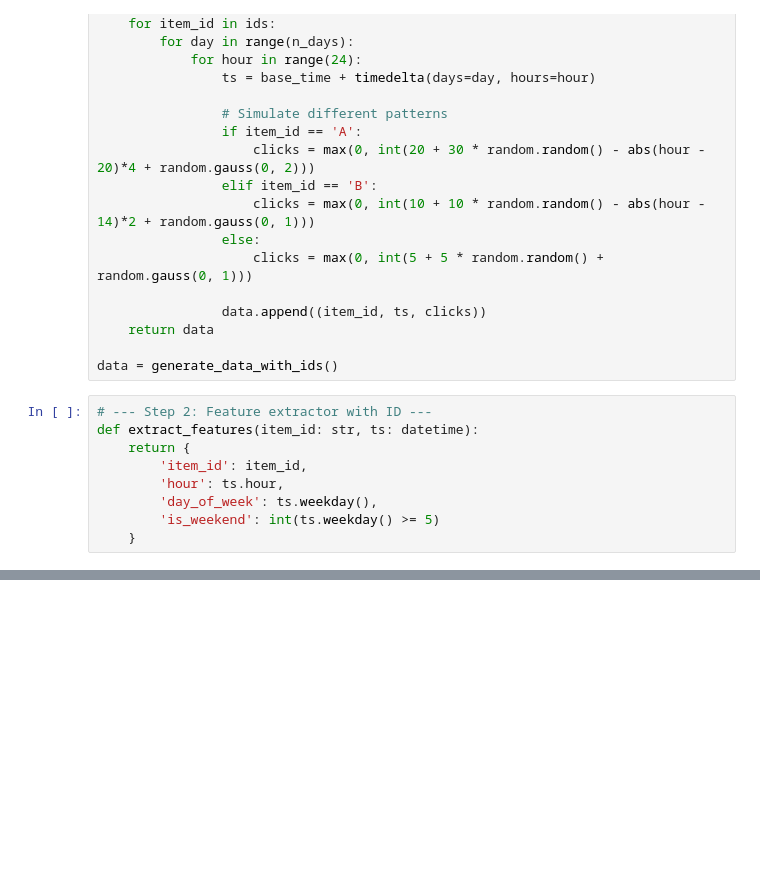
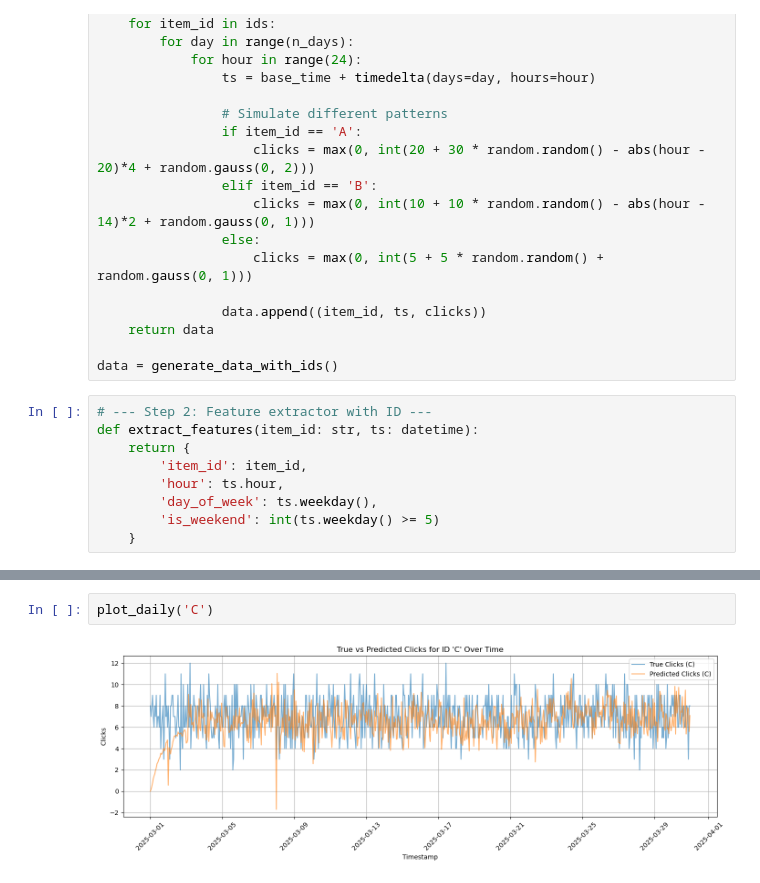
Before and after one commit to r4job/tempest, a Jupyter notebook: experiment/daily_poc.ipynb, the cells around one changed output, grey strips where cells are left out. Cells and saved outputs as stored; diff of their text form; blank space fills up the shorter version.

```diff
--- a/experiment/daily_poc.ipynb
+++ b/experiment/daily_poc.ipynb
@@ -86,3 +103,7 @@ plot_daily('A')
+# %%
+plot_daily('C')
+# %% [output]
+[figure, added]
 # %%
 import pandas as pd
 from collections import defaultdict
```
Also changed, not shown: parts of 6 cells of this notebook.
